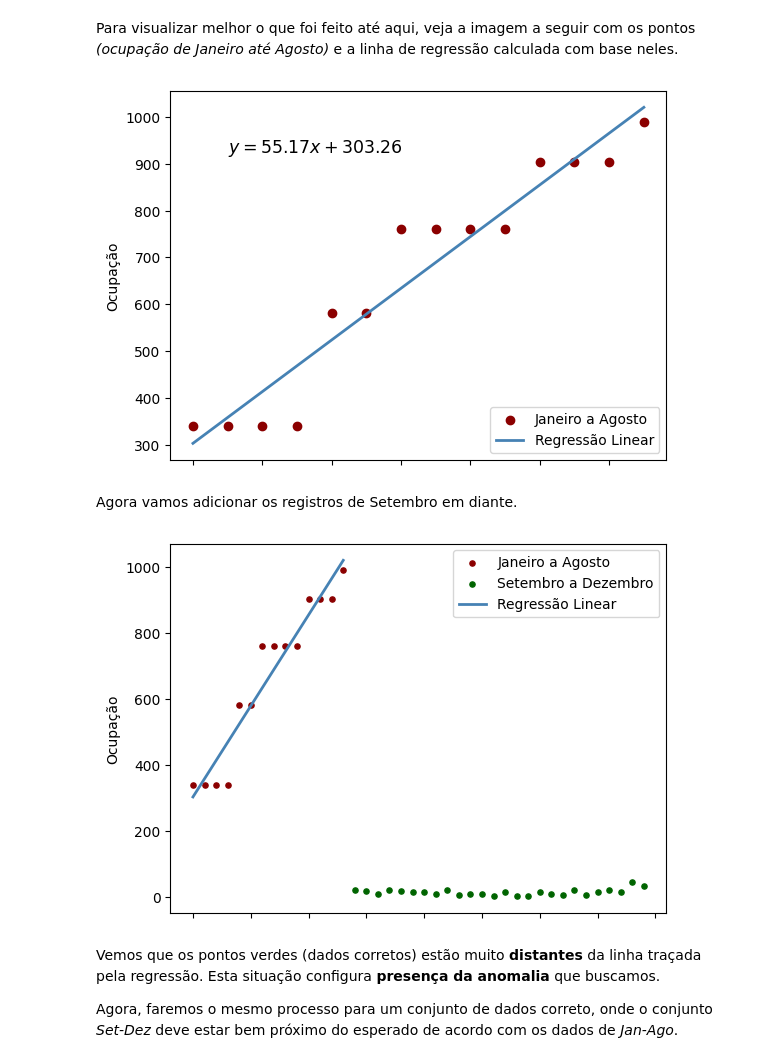
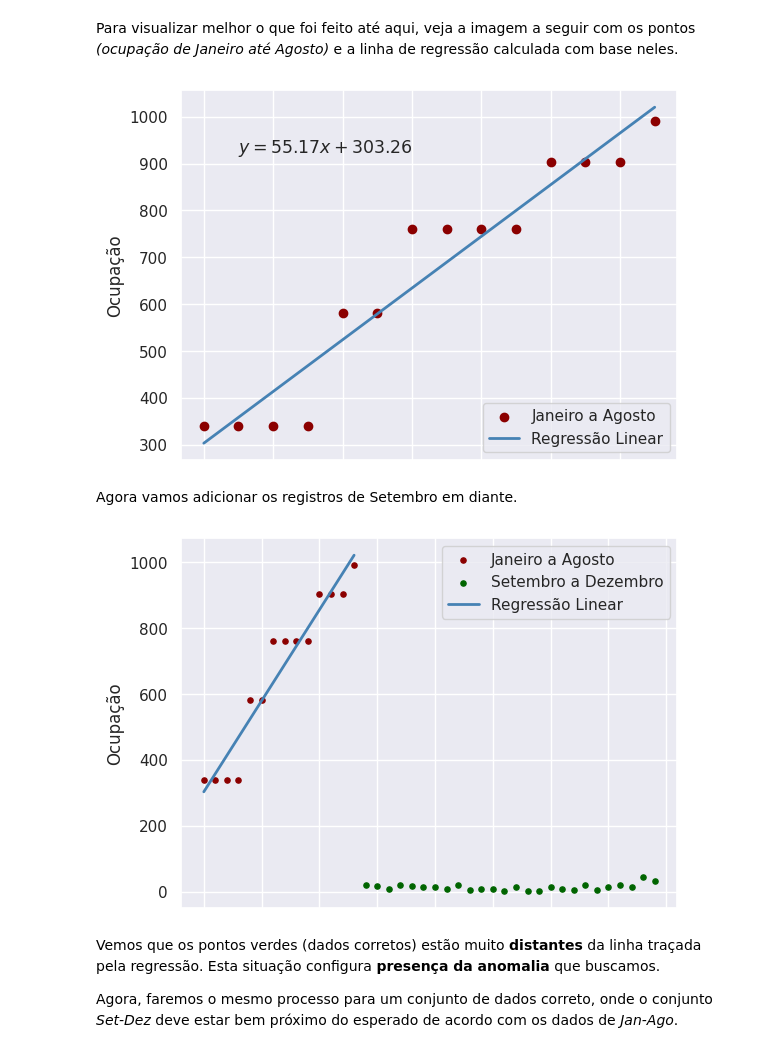
Before and after one commit to lucascorumba/study-projects, a Jupyter notebook: covid-hospital/analysis.ipynb, the cells around one changed output. Drawn from its saved outputs; the diff is of its cells as text; code cells hidden in the pictures.

```diff
--- a/covid-hospital/analysis.ipynb
+++ b/covid-hospital/analysis.ipynb
@@ -1654,16 +1654,17 @@ err_coefs = np.polyfit(x_err, y_err, 1)
 # %% [markdown]
 Para visualizar melhor o que foi feito até aqui, veja a imagem a seguir com os pontos *(ocupação de Janeiro até Agosto)* e a linha de regressão calculada com base neles.
 # %%
+sns.set_theme()
 fig, ax = plt.subplots()
 ax.scatter(x_err, y_err, color='darkred', label='Janeiro a Agosto')
 ax.plot(x_err, err_coefs[0]*x_err + err_coefs[1], color='steelblue', linewidth=2, label='Regressão Linear')
 plt.text(1,925, f'$y = {err_coefs[0]:.2f}x + {err_coefs[1]:.2f}$', size=12.5)
 plt.legend(loc='lower right')
 ax.set_ylabel('Ocupação')
 ax.set_xticklabels([])
 plt.show()
 # %% [output]
-[figure, old version]
+[figure, new version]
 # %% [markdown]
 Agora vamos adicionar os registros de Setembro em diante.
 # %%
@@ -1680,7 +1681,7 @@ ax.set_ylabel('Ocupação')
 ax.set_xticklabels([])
 plt.show()
 # %% [output]
-[figure, old version]
+[figure, new version]
 # %% [markdown]
 Vemos que os pontos verdes (dados corretos) estão muito **distantes** da linha traçada pela regressão. Esta situação configura **presença da anomalia** que buscamos.
 
```
Also changed, not shown: parts of 10 cells of this notebook.
